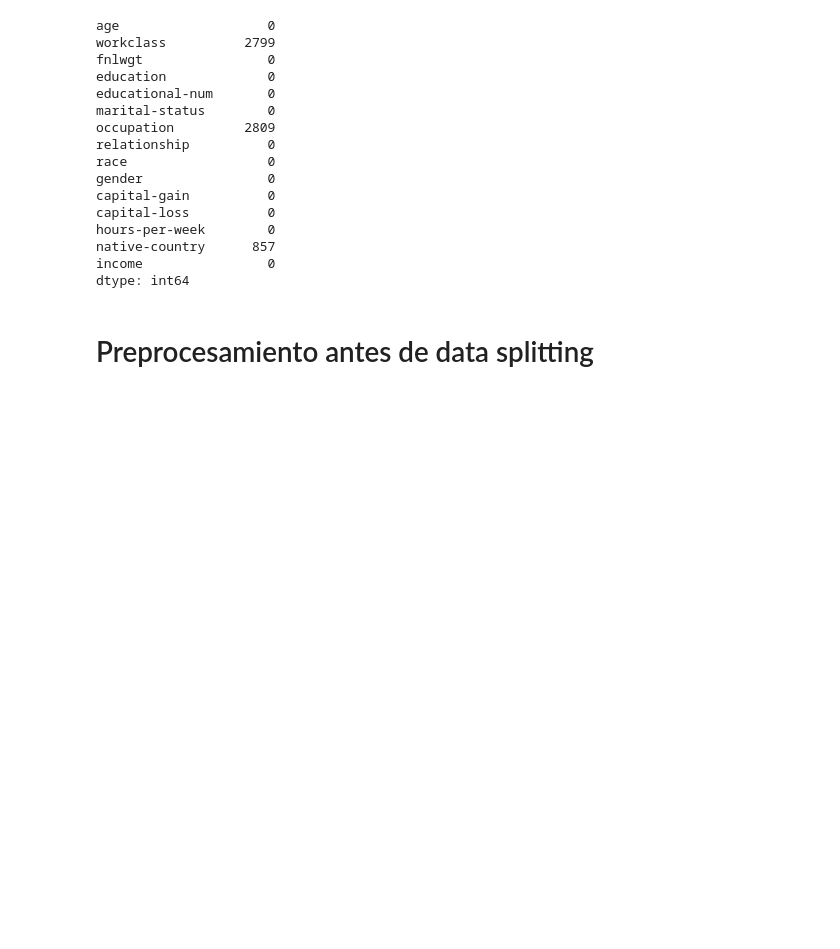
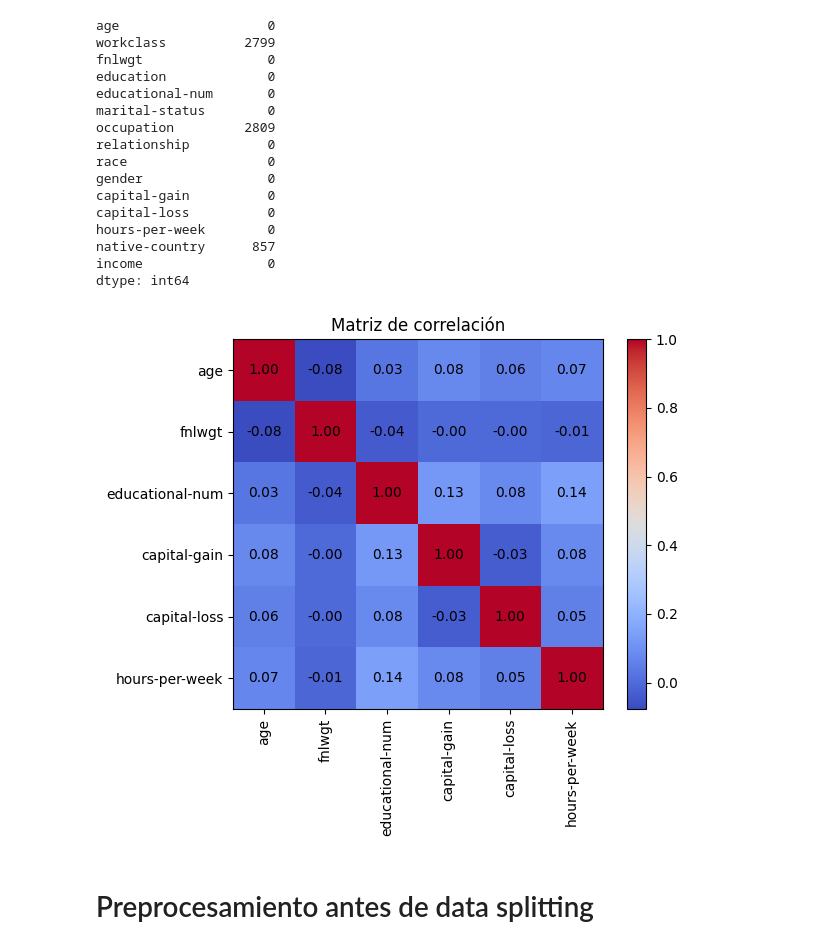
Before and after one commit to carlosagalicia/Clasificador-de-ingreso-anual, a Jupyter notebook: Adult.ipynb, the cells around one changed output. Drawn from its saved outputs; the diff is of its cells as text; code cells hidden in the pictures; blank space fills up the shorter version.

```diff
--- a/Adult.ipynb
+++ b/Adult.ipynb
@@ -40,6 +40,21 @@ hours-per-week        0
 native-country      857
 income                0
 dtype: int64
+# %%
+corr = df.corr(numeric_only=True)
+plt.imshow(corr, cmap="coolwarm")
+plt.colorbar()
+plt.xticks(range(len(corr.columns)), corr.columns, rotation=90)
+plt.yticks(range(len(corr.columns)), corr.columns)
+
+for i in range(len(corr)):
+    for j in range(len(corr.columns)):
+        value = corr.iloc[i, j]
+        plt.text(j, i, f"{value:.2f}", ha="center", va="center")
+plt.title("Matriz de correlación")
+plt.show()
+# %% [output]
+[figure, added]
 # %% [markdown]
 # Preprocesamiento antes de data splitting
 # %%
```
Also changed, not shown: parts of 16 cells of this notebook.
